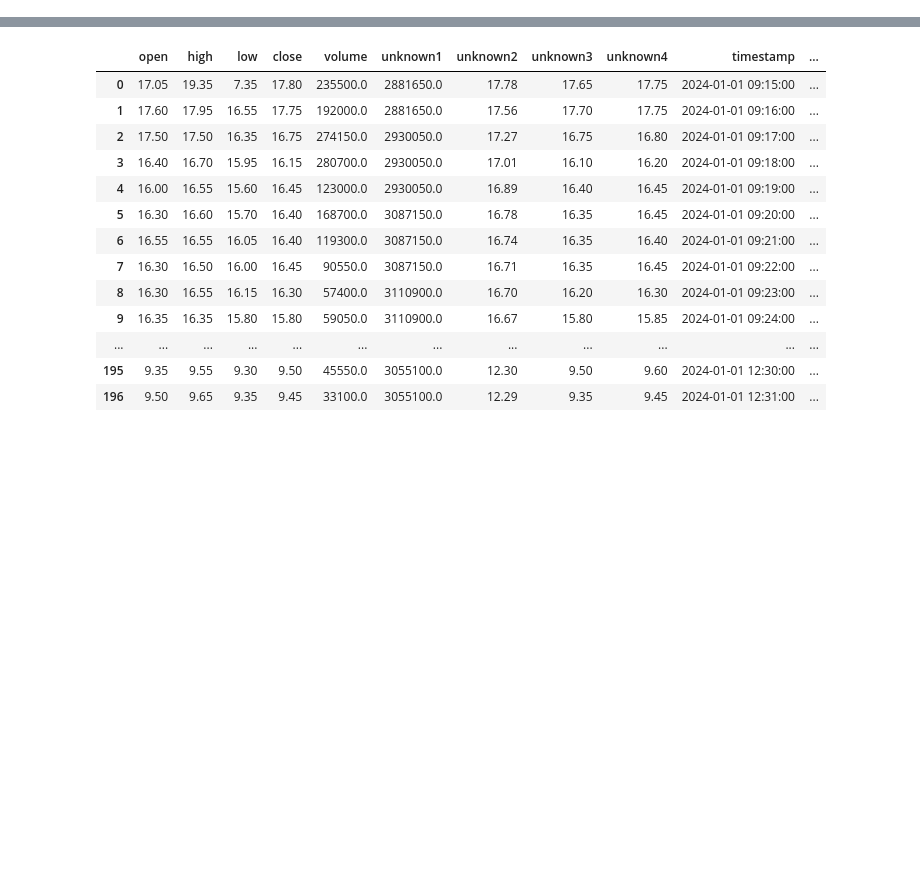
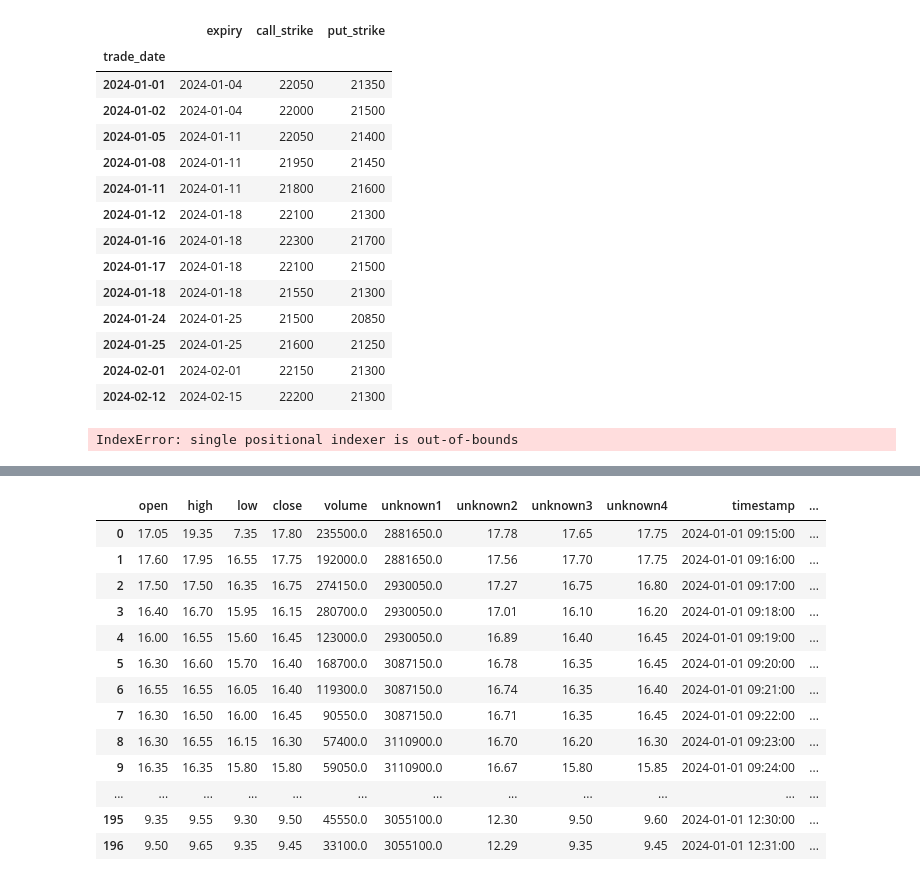
Before and after one commit to nitmnit/nifty-analysis, a Jupyter notebook: h8-peak-dip-scalping.ipynb, the cells around one changed output, grey strips where cells are left out. Drawn from its saved outputs; the diff is of its cells as text; code cells hidden in the pictures; blank space fills up the shorter version.

```diff
--- a/h8-peak-dip-scalping.ipynb
+++ b/h8-peak-dip-scalping.ipynb
@@ -19,6 +19,17 @@ IC_SYMBOL = "NIFTY"
 INTERVAL = ut.INTERVAL_MIN1
 EXCHANGE = ut.EXCHANGE_NSE
 
+
+TEST_START = dt.datetime.strptime("2024-01-01", "%Y-%m-%d")
+TEST_END = dt.datetime.strptime("2024-02-15", "%Y-%m-%d")
+
+train_dates, test_dates = ut.get_date_range(start_date=TEST_START, end_date=TEST_END, symbol=SYMBOL, interval=INTERVAL, exchange=EXCHANGE)
+train_dates["expiry"] = pd.NA
+train_dates["expiry"] = train_dates.apply(lambda row: ut.find_nclosest_expiry(SYMBOL, row.name, 1), axis=1)
+
+train_dates['call_strike'] = train_dates.apply(lambda r: ut.get_strike_price_by_price(symbol=SYMBOL, expiry=r.expiry, timestamp=r.name.replace(hour=9, minute=15), option_type=OPTION_TYPE_CALL, price=30, exchange=EXCHANGE), axis=1)
+train_dates['put_strike'] = train_dates.apply(lambda r: ut.get_strike_price_by_price(symbol=SYMBOL, expiry=r.expiry, timestamp=r.name.replace(hour=9, minute=15), option_type=OPTION_TYPE_PUT, price=30, exchange=EXCHANGE), axis=1)
+
 # Get nifty candles for minute
 # For first minute, get premium strike price for call and puts which is price at ~30
 # Draw them here
@@ -29,6 +40,29 @@ EXCHANGE = ut.EXCHANGE_NSE
 [interactive output not drawn]
 [interactive output not drawn]
 [interactive output not drawn]
+# %%
+train_dates
+# %% [output]
+|  | expiry | call_strike | put_strike |
+| trade_date |  |  |  |
+| 2024-01-01 | 2024-01-04 | 22050 | 21350 |
+| 2024-01-02 | 2024-01-04 | 22000 | 21500 |
+| 2024-01-05 | 2024-01-11 | 22050 | 21400 |
+| 2024-01-08 | 2024-01-11 | 21950 | 21450 |
+| 2024-01-11 | 2024-01-11 | 21800 | 21600 |
+| 2024-01-12 | 2024-01-18 | 22100 | 21300 |
+| 2024-01-16 | 2024-01-18 | 22300 | 21700 |
+| 2024-01-17 | 2024-01-18 | 22100 | 21500 |
+| 2024-01-18 | 2024-01-18 | 21550 | 21300 |
+| 2024-01-24 | 2024-01-25 | 21500 | 20850 |
+| 2024-01-25 | 2024-01-25 | 21600 | 21250 |
+| 2024-02-01 | 2024-02-01 | 22150 | 21300 |
+| 2024-02-12 | 2024-02-15 | 22200 | 21300 |
+# %%
+# train_dates.apply(lambda r: ut.get_strike_price_by_price(symbol=SYMBOL, expiry=r.expiry, timestamp=r.name.replace(hour=9, minute=15), option_type=OPTION_TYPE_PUT, price=30), axis=1)
+ut.get_strike_price_by_price(symbol=SYMBOL, expiry=train_dates.iloc[0].expiry, timestamp=train_dates.iloc[0].name.replace(hour=9, minute=15), option_type=OPTION_TYPE_PUT, price=30)
+# %% [output]
+IndexError: single positional indexer is out-of-bounds
 # %%
 nifty_candles = ut.get_data(symbol=SYMBOL, date=test_date, interval=INTERVAL, exchange=EXCHANGE)
 atm_strike = 21700
```
Also changed, not shown: parts of 4 cells of this notebook, 2 other files.
